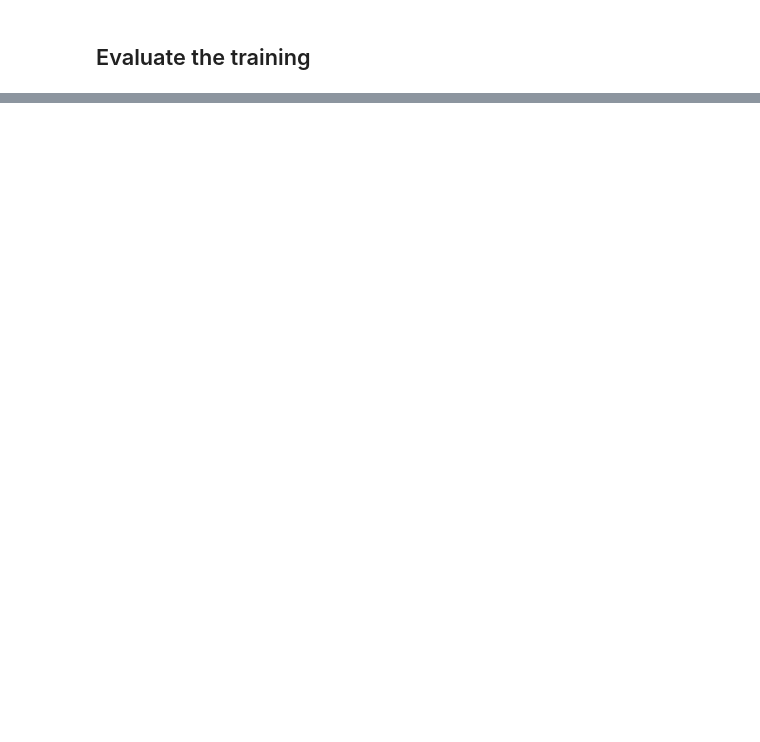
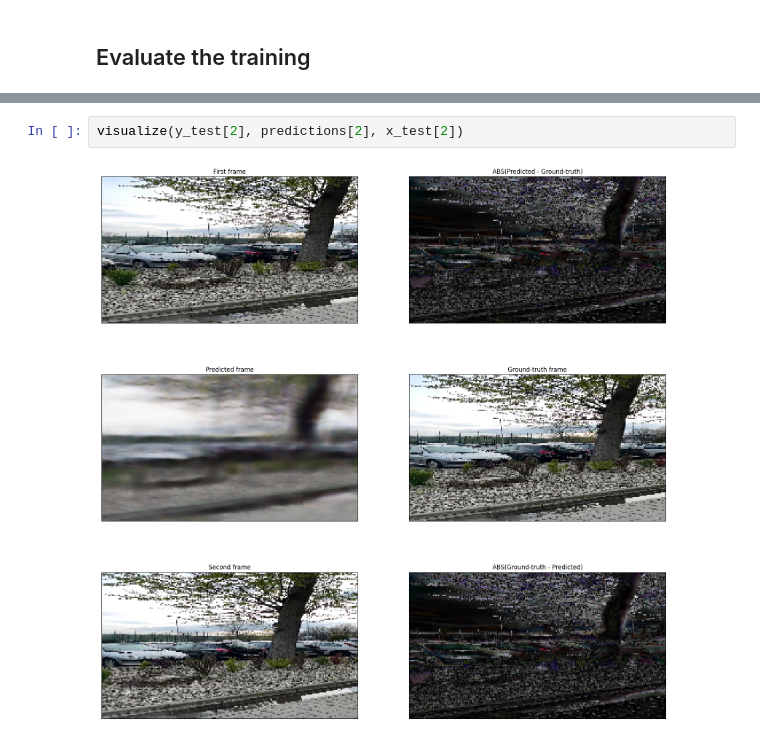
Before and after one commit to kbarszczak/Frame_booster, a Jupyter notebook: proof_of_concept/model_training.ipynb, the cells around one changed output, grey strips where cells are left out. Drawn from its saved outputs; the diff is of its cells as text; blank space fills up the shorter version.

```diff
--- a/proof_of_concept/model_training.ipynb
+++ b/proof_of_concept/model_training.ipynb
@@ -414,0 +477,4 @@ ax[2].imshow(cv2.absdiff(predictions[index], y_test[index]))
+# %%
+visualize(y_test[2], predictions[2], x_test[2])
+# %% [output]
+[figure, added]
```
Also changed, not shown: parts of 17 cells of this notebook.
